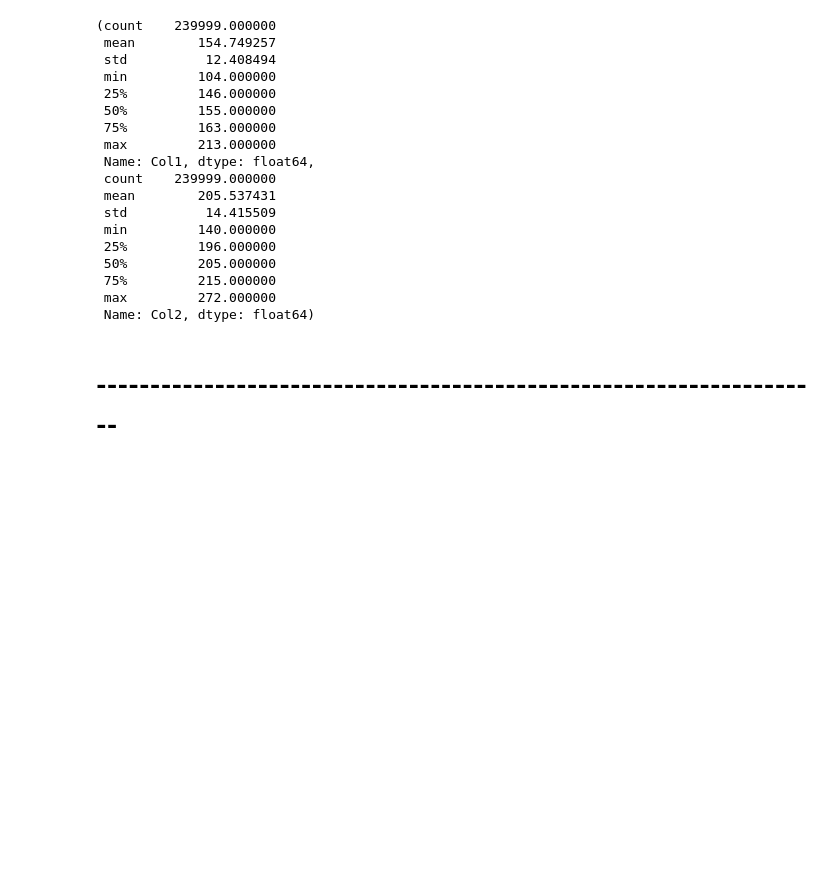
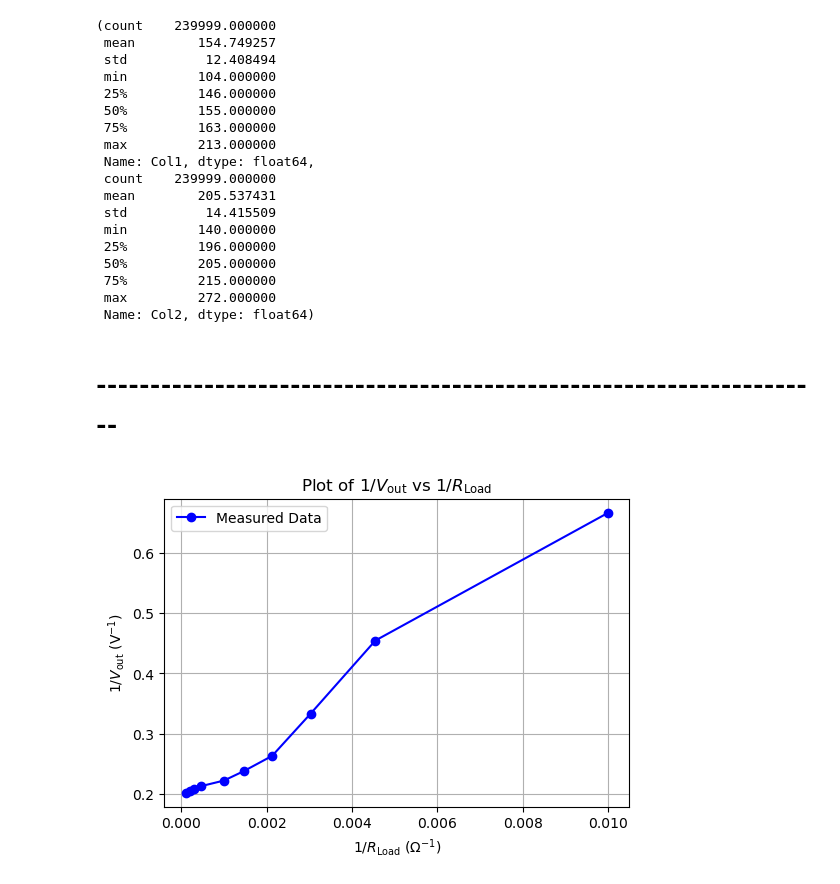
Before and after one commit to Quantum-Impulse/Eletronic-Techniques-Reports, a Jupyter notebook: Report 1/Lab 1 /Lab1.ipynb, the cells around one changed output. Saved outputs shown, nothing was run; the diff lists cells and outputs as text; code cells hidden in the pictures; blank space fills up the shorter version.

```diff
--- a/Report 1/Lab 1 /Lab1.ipynb
+++ b/Report 1/Lab 1 /Lab1.ipynb
@@ -145,3 +145,29 @@ stats_col1, stats_col2
  Name: Col2, dtype: float64)
 # %% [markdown]
 # --------------------------------------------------------------------
+# %%
+import numpy as np
+import matplotlib.pyplot as plt
+
+# Load resistor values (in ohms)
+R_load = np.array([100, 220, 330, 470, 680, 1000, 2200, 3300, 4700, 10000])
+
+# Corresponding Vout values (in volts)
+V_out = np.array([1.5, 2.2, 3.0, 3.8, 4.2, 4.5, 4.7, 4.8, 4.9, 4.95])
+
+# Calculate 1/R_load and 1/V_out
+inv_R_load = 1 / R_load
+inv_V_out = 1 / V_out
+
+# Plot
+plt.figure(figsize=(6,4))
+plt.plot(inv_R_load, inv_V_out, 'bo-', label='Measured Data')
+plt.xlabel(r'$1/R_{\text{Load}}$ ($\Omega^{-1}$)')
+plt.ylabel(r'$1/V_{\text{out}}$ (V$^{-1}$)')
+plt.title(r'Plot of $1/V_{\text{out}}$ vs $1/R_{\text{Load}}$')
+plt.grid(True)
+plt.legend()
+plt.savefig('voltage_divider_plot.png', dpi=300)  # Save the plot
+plt.show()
+# %% [output]
+[figure, added]
```
Also changed, not shown: 59 other files.
